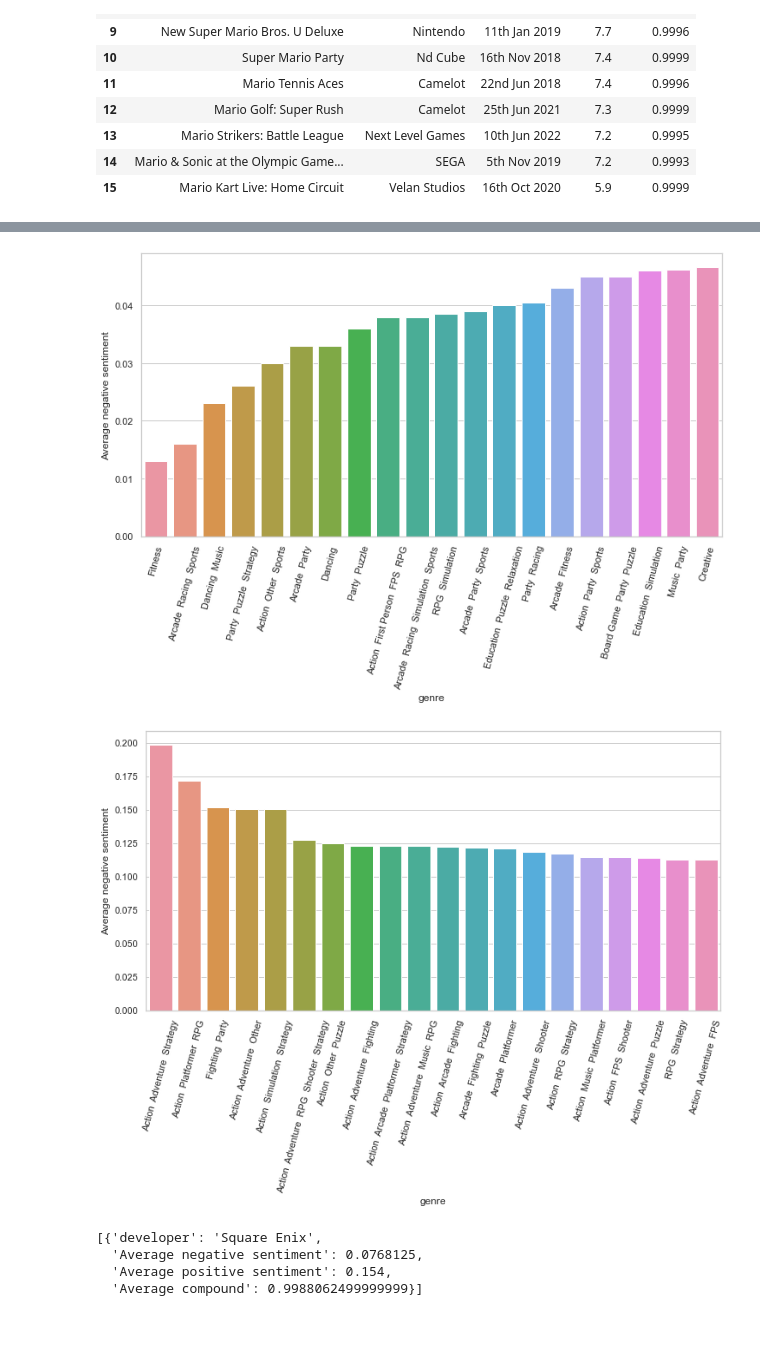
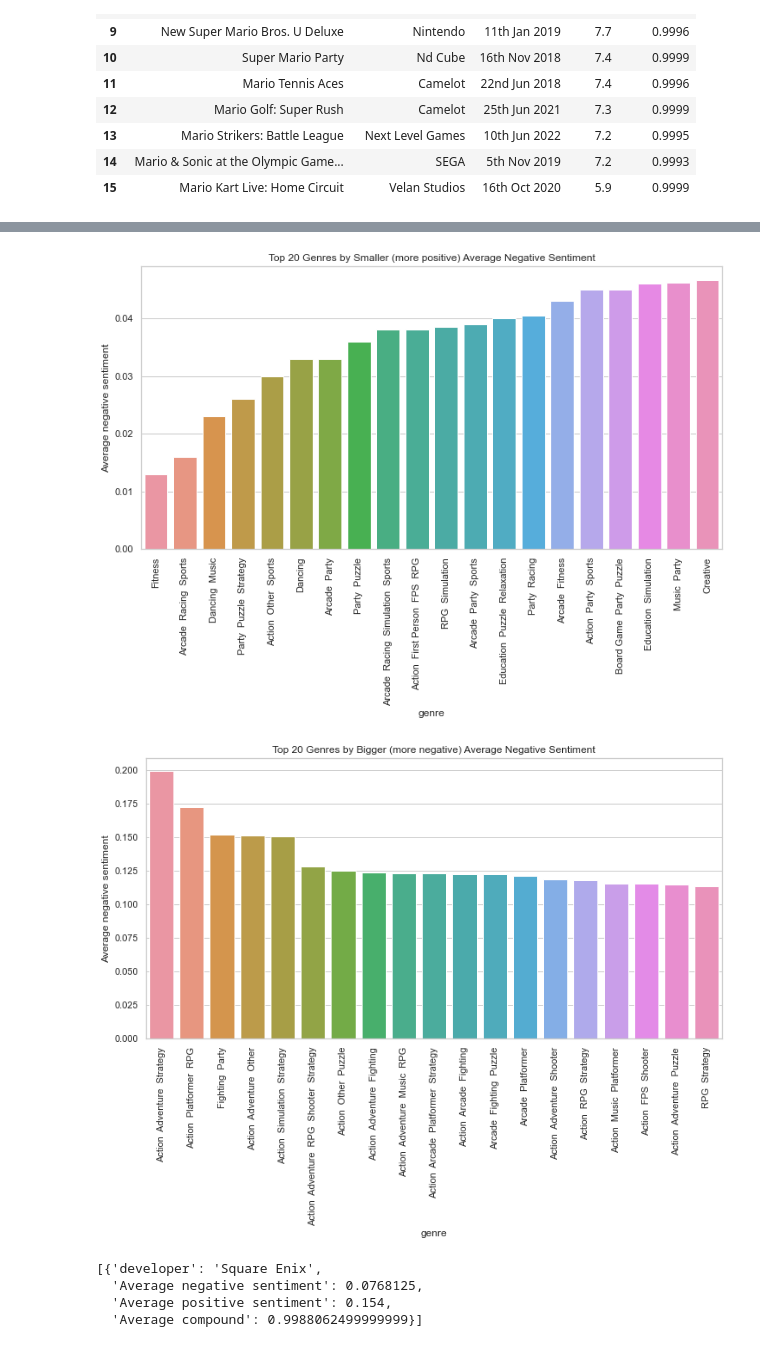
Before and after one commit to marcprz1992/Project-4-Ironhack, a Jupyter notebook: connecting_to_sql.ipynb, the cells around one changed output, grey strips where cells are left out. Saved outputs shown, nothing was run; the diff lists cells and outputs as text; code cells hidden in the pictures.

```diff
--- a/connecting_to_sql.ipynb
+++ b/connecting_to_sql.ipynb
@@ -446,10 +466,11 @@ get_avg_negative_by_genre()
 | 18 | Music Party | 0.046143 |
 | 19 | Creative | 0.046667 |
 # %%
-sns.barplot(data=get_avg_negative_by_genre(), x="genre", y="Average negative sentiment")
-plt.xticks(rotation=75);
+top_20_genres_by_smaller_avg_neg = sns.barplot(data=get_avg_negative_by_genre(), x="genre", y="Average negative sentiment").set(title='Top 20 Genres by Smaller (more positive) Average Negative Sentiment')
+plt.xticks(rotation=90)
+plt.savefig("../Project-4-Ironhack/Figures/top_20_genres_by_smaller_avg_neg.png");
 # %% [output]
-[figure, old version]
+[figure, new version]
 # %%
 # Extra: same as above but order DESC:
 def get_avg_negative_by_genre_2():
@@ -461,10 +482,11 @@ def get_avg_negative_by_genre_2():
     df = pd.read_sql_query(query, engine)
     return df
 # %%
-sns.barplot(data=get_avg_negative_by_genre_2(), x="genre", y="Average negative sentiment")
-plt.xticks(rotation=75);
+top_20_genres_by_bigger_avg_neg = sns.barplot(data=get_avg_negative_by_genre_2()[1:], x="genre", y="Average negative sentiment").set(title='Top 20 Genres by Bigger (more negative) Average Negative Sentiment')
+plt.xticks(rotation=90)
+plt.savefig("../Project-4-Ironhack/Figures/top_20_genres_by_bigger_avg_neg.png");
 # %% [output]
-[figure, old version]
+[figure, new version]
 # %%
 # QUERY 10: Key average info by developer (searching for it)
 def get_avg_info_by_developer(developer):
```
Also changed, not shown: parts of 51 cells of this notebook, 28 other files.
